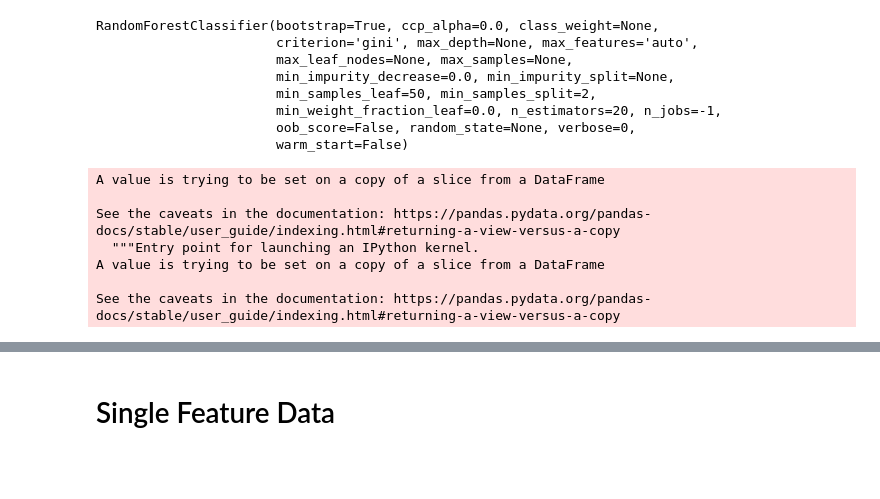
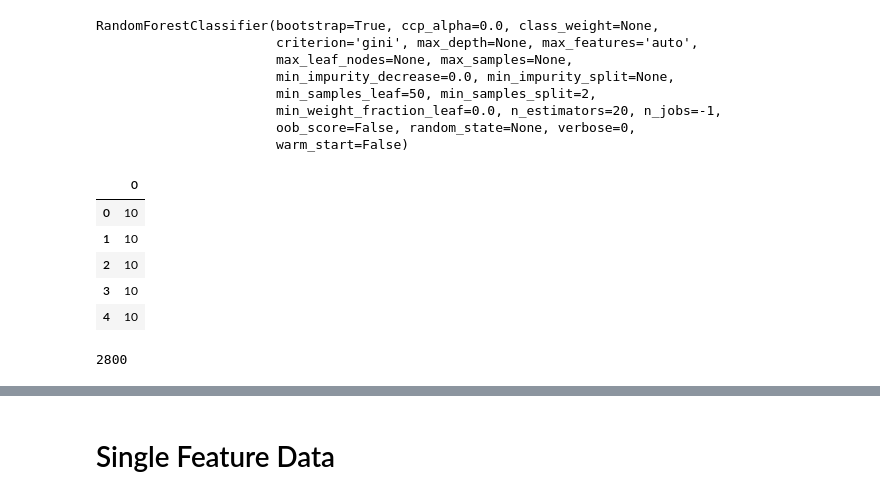
Before and after one commit to ahs8w/kaggle-comps, a Jupyter notebook: IonSwitching.ipynb, the cells around one changed output, grey strips where cells are left out. Saved outputs shown, nothing was run; the diff lists cells and outputs as text; code cells hidden in the pictures; blank space fills up the shorter version.

```diff
--- a/IonSwitching.ipynb
+++ b/IonSwitching.ipynb
@@ -487,0 +518,9 @@ subm = pd.read_csv(PATH/"subm_v4.csv")
+# %%
+g4 = pd.read_csv(PATH/"g4.csv"); g4.head()
+# %% [output]
+|  | 0 |
+| 0 | 10 |
+| 1 | 10 |
+| 2 | 10 |
+| 3 | 10 |
+| 4 | 10 |
@@ -487,0 +529,4 @@ subm = pd.read_csv(PATH/"subm_v4.csv")
+# %%
+len(np.where(g4['0']!=g42['0'])[0])
+# %% [output]
+2800
@@ -488,11 +537,3 @@ subm = pd.read_csv(PATH/"subm_v4.csv")
 # %%
-subm.open_channels[500000:600000] = preds[0:100000]
-subm.open_channels[700000:800000] = preds[100000:]
+results[500000:600000] = preds[0:100000]
+results[700000:800000] = preds[100000:]
-# %% [output]
-A value is trying to be set on a copy of a slice from a DataFrame
-
-See the caveats in the documentation: https://pandas.pydata.org/pandas-docs/stable/user_guide/indexing.html#returning-a-view-versus-a-copy
-  """Entry point for launching an IPython kernel.
-A value is trying to be set on a copy of a slice from a DataFrame
-
-See the caveats in the documentation: https://pandas.pydata.org/pandas-docs/stable/user_guide/indexing.html#returning-a-view-versus-a-copy
```
Also changed, not shown: parts of 29 cells of this notebook.
